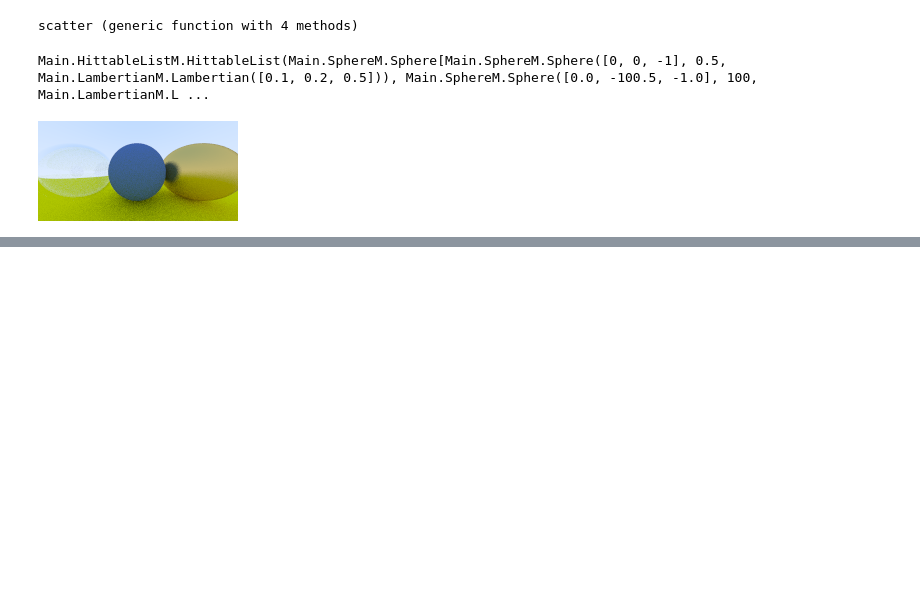
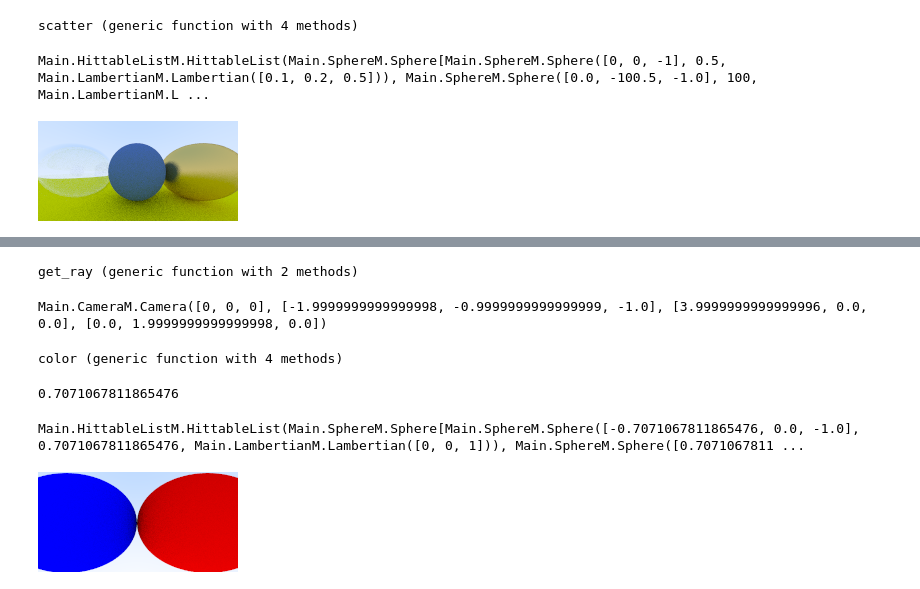
Before and after one commit to shritesh/raytrace, a Jupyter notebook: Raytracing.ipynb, the cells around one changed output, grey strips where cells are left out. Cells and saved outputs as stored; diff of their text form; code cells hidden in the pictures; blank space fills up the shorter version.

```diff
--- a/Raytracing.ipynb
+++ b/Raytracing.ipynb
@@ -764,0 +794,36 @@ render()
+# %%
+get_ray(camera::CameraM.Camera, u, v) = RayM.Ray(camera.origin, camera.lower_left_corner + u * camera.horizontal + v * camera.vertical - camera.origin)
+# %% [output]
+get_ray (generic function with 2 methods)
+# %%
+cam = CameraM.Camera(90, image_width / image_height)
+# %% [output]
+Main.CameraM.Camera([0, 0, 0], [-1.9999999999999998, -0.9999999999999999, -1.0], [3.9999999999999996, 0.0, 0.0], [0.0, 1.9999999999999998, 0.0])
+# %%
+function color(i, j)
+    c = [0, 0, 0]
+    for _ in 1:samples_per_pixel
+        u = (i + rand()) / image_width
+        v = (j + rand()) / image_height
+        r = get_ray(cam, u, v)
+        c += color(r, world, max_depth)
+    end
+    sqrt.(c / samples_per_pixel)
+end
+# %% [output]
+color (generic function with 4 methods)
+# %%
+r = cos(pi / 4)
+# %% [output]
+0.7071067811865476
+# %%
+world = HittableListM.HittableList([
+        SphereM.Sphere([-r, 0, -1], r, LambertianM.Lambertian([0, 0, 1])),
+        SphereM.Sphere([r, 0, -1], r, LambertianM.Lambertian([1, 0, 0])),
+        ])
+# %% [output]
+Main.HittableListM.HittableList(Main.SphereM.Sphere[Main.SphereM.Sphere([-0.7071067811865476, 0.0, -1.0], 0.7071067811865476, Main.LambertianM.Lambertian([0, 0, 1])), Main.SphereM.Sphere([0.7071067811 ...
+# %%
+render()
+# %% [output]
+[figure, added]
```
Also changed, not shown: parts of 11 cells of this notebook.
